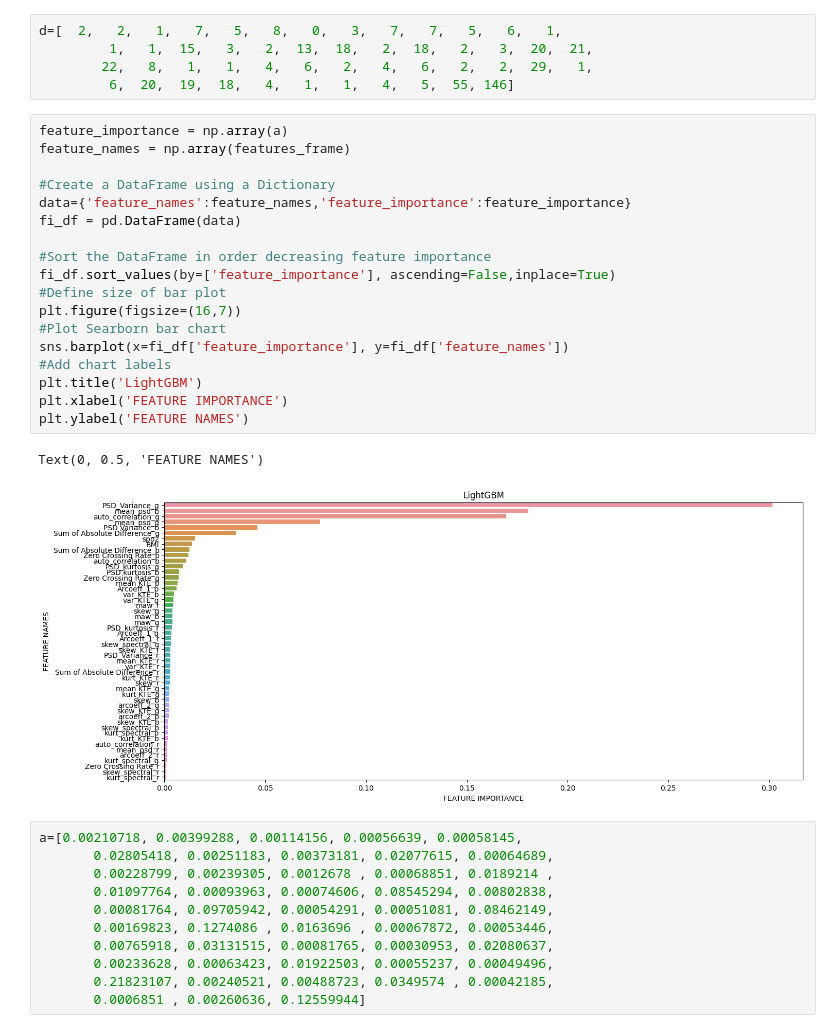
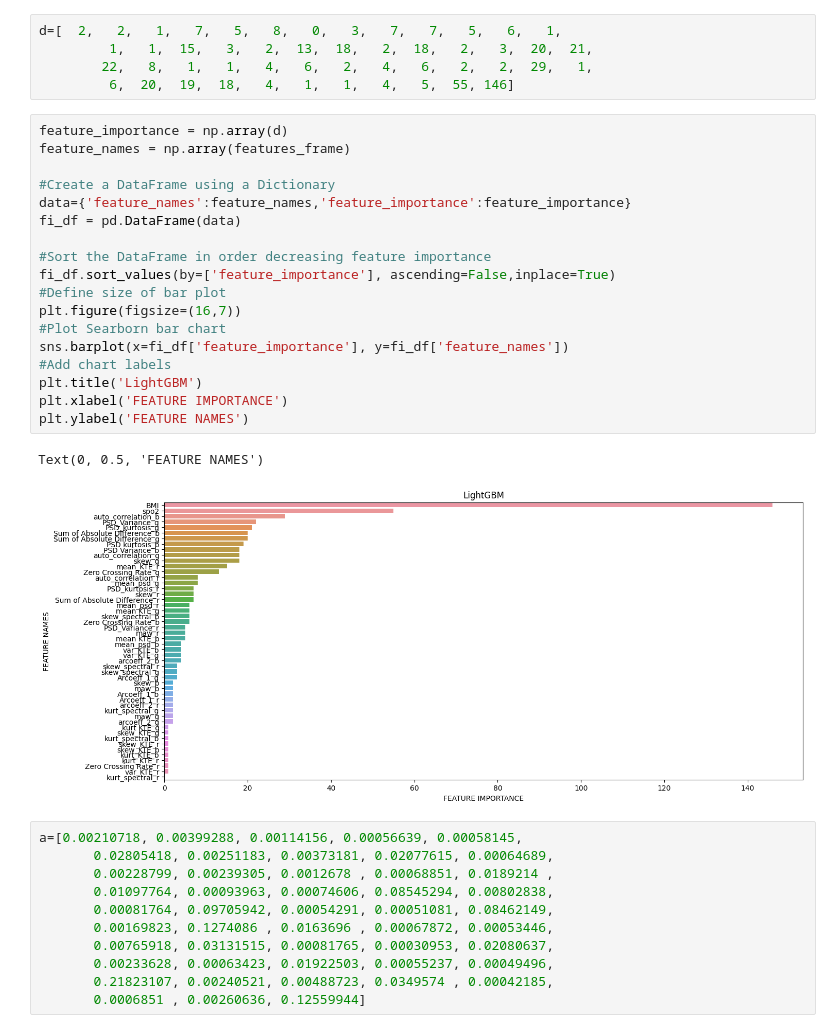
Before and after one commit to shamasatter/Estimating-HbA1c-from-PPG-using-ML, a Jupyter notebook: AC_DC_plot.ipynb, the cells around one changed output. Saved outputs shown, nothing was run; the diff lists cells and outputs as text.

```diff
--- a/AC_DC_plot.ipynb
+++ b/AC_DC_plot.ipynb
@@ -1255,26 +1255,26 @@ d=[  2,   2,   1,   7,   5,   8,   0,   3,   7,   7,   5,   6,   1,
         22,   8,   1,   1,   4,   6,   2,   4,   6,   2,   2,  29,   1,
          6,  20,  19,  18,   4,   1,   1,   4,   5,  55, 146]
 # %%
-feature_importance = np.array(a)
+feature_importance = np.array(d)
 feature_names = np.array(features_frame)
 
 #Create a DataFrame using a Dictionary
 data={'feature_names':feature_names,'feature_importance':feature_importance}
 fi_df = pd.DataFrame(data)
 
 #Sort the DataFrame in order decreasing feature importance
 fi_df.sort_values(by=['feature_importance'], ascending=False,inplace=True)
 #Define size of bar plot
 plt.figure(figsize=(16,7))
 #Plot Searborn bar chart
 sns.barplot(x=fi_df['feature_importance'], y=fi_df['feature_names'])
 #Add chart labels
 plt.title('LightGBM')
 plt.xlabel('FEATURE IMPORTANCE')
 plt.ylabel('FEATURE NAMES')
 # %% [output]
 Text(0, 0.5, 'FEATURE NAMES')
-[figure, old version]
+[figure, new version]
 # %%
 a=[0.00210718, 0.00399288, 0.00114156, 0.00056639, 0.00058145,
        0.02805418, 0.00251183, 0.00373181, 0.02077615, 0.00064689,
```
